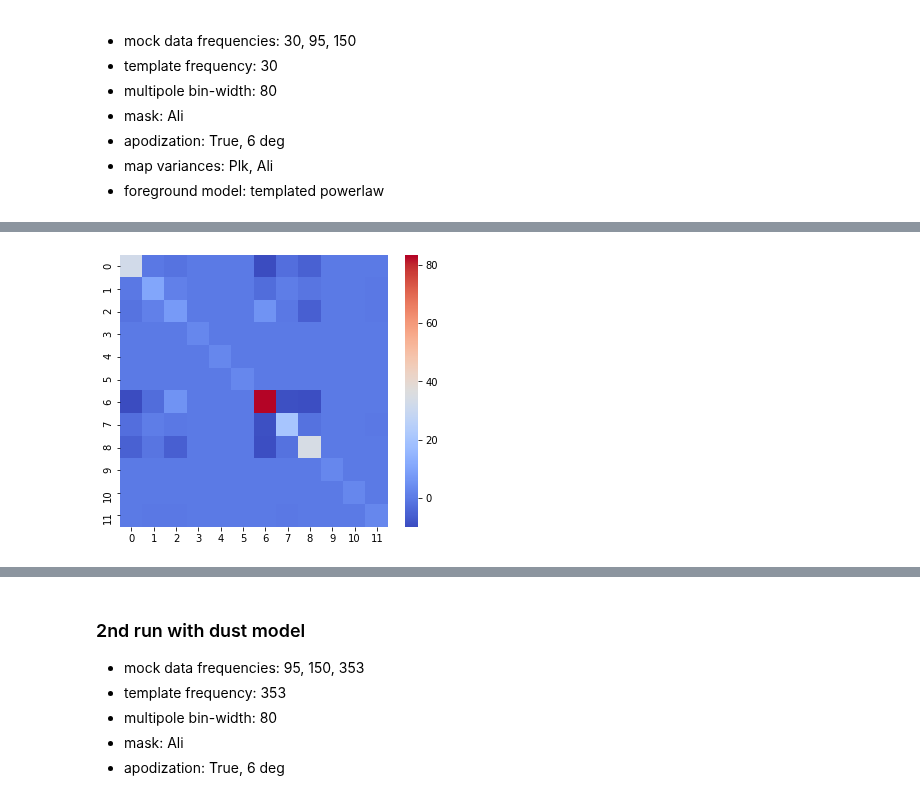
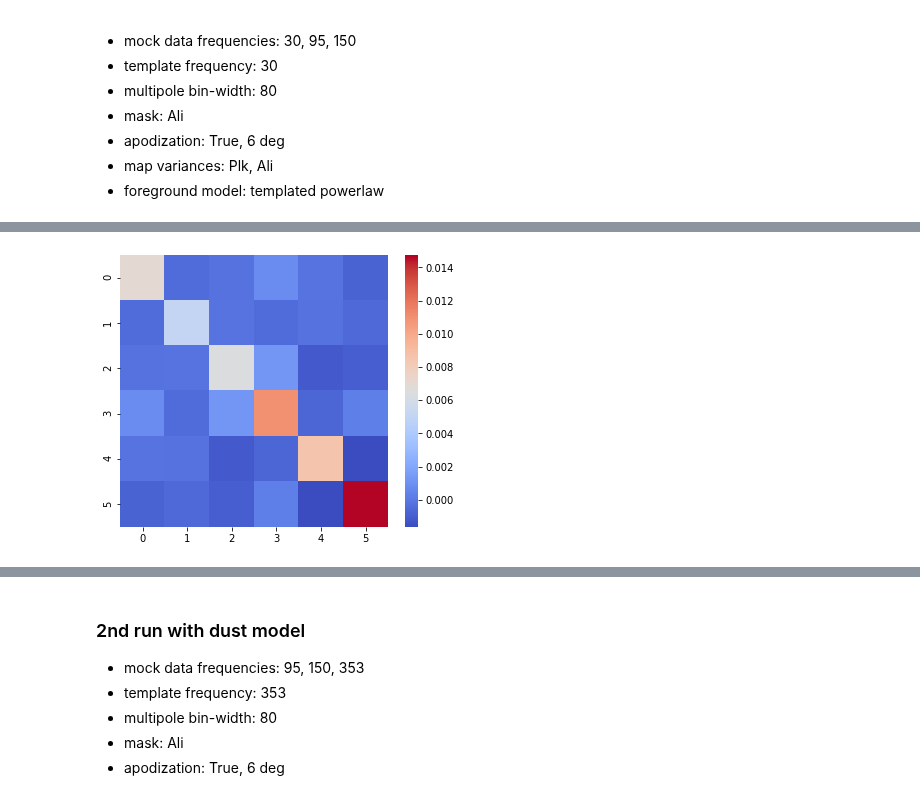
Before and after one commit to gioacchinowang/afra, a Jupyter notebook: tutorials/tutorial07.ipynb, the cells around one changed output, grey strips where cells are left out. Cells and saved outputs as stored; diff of their text form; code cells hidden in the pictures.

```diff
--- a/tutorials/tutorial07.ipynb
+++ b/tutorials/tutorial07.ipynb
@@ -30,18 +31,18 @@ warnings.filterwarnings('ignore')
 NSIDE = 128
 fwhm = [0.5*np.pi/180.,0.3*np.pi/180.,0.2*np.pi/180.,0.08*np.pi/180.]  # FWHM for beam effect
 
-map30 = hp.read_map('./data/pysm_s1d1_30.fits',field=[0,1,2],dtype=np.float32,verbose=0)
-map95 = hp.read_map('./data/pysm_s1d1_95.fits',field=[0,1,2],dtype=np.float32,verbose=0)
-map150 = hp.read_map('./data/pysm_s1d1_150.fits',field=[0,1,2],dtype=np.float32,verbose=0)
-map353 = hp.read_map('./data/pysm_s1d1_353.fits',field=[0,1,2],dtype=np.float32,verbose=0)
+map30f = hp.read_map('./data/pysm_s1d1_30.fits',field=[0,1,2],dtype=np.float32,verbose=0)
+map95f = hp.read_map('./data/pysm_s1d1_95.fits',field=[0,1,2],dtype=np.float32,verbose=0)
+map150f = hp.read_map('./data/pysm_s1d1_150.fits',field=[0,1,2],dtype=np.float32,verbose=0)
+map353f = hp.read_map('./data/pysm_s1d1_353.fits',field=[0,1,2],dtype=np.float32,verbose=0)
 cmb_cl = hp.read_cl('./data/camb_cls.fits')
 
 ell = np.arange(cmb_cl.shape[1])
 mapcmb = hp.synfast(cmb_cl,nside=NSIDE,new=True)
-map30 = hp.smoothing(map30+mapcmb,fwhm=fwhm[0])
-map95 = hp.smoothing(map95+mapcmb,fwhm=fwhm[1])
-map150 = hp.smoothing(map150+mapcmb,fwhm=fwhm[2])
-map353 = hp.smoothing(map353+mapcmb,fwhm=fwhm[3])
+map30 = hp.smoothing(map30f+mapcmb,fwhm=fwhm[0])
+map95 = hp.smoothing(map95f+mapcmb,fwhm=fwhm[1])
+map150 = hp.smoothing(map150f+mapcmb,fwhm=fwhm[2])
+map353 = hp.smoothing(map353f+mapcmb,fwhm=fwhm[3])
 
 vmap30 = hp.read_map('./data/plkvar_30.fits',field=[0,1,2],dtype=np.float32,verbose=0)
 vmap95 = hp.read_map('./data/alivar_95.fits',field=[0,1,2],dtype=np.float32,verbose=0)
@@ -49,11 +50,6 @@ vmap150 = hp.read_map('./data/alivar_150.fits',field=[0,1,2],dtype=np.float32,ve
 vmap353 = hp.read_map('./data/plkvar_353.fits',field=[0,1,2],dtype=np.float32,verbose=0)
 
 mask = hp.read_map('./data/ali_mask.fits',dtype=bool,verbose=False)
-
-fig = plt.figure(figsize=(5,5))
-gs = gsp.GridSpec(5, 5)
-fig.add_subplot(gs[0:5, 0:5])
-hp.mollview(mask,title='AliCPT mask map',hold=True)
 # %% [output]
 Sigma is 0.000000 arcmin (0.000000 rad)
 -> fwhm is 0.000000 arcmin
@@ -87,47 +82,41 @@ Sigma is 0.000000 arcmin (0.000000 rad)
 # %%
 %%time
 
-FREQS = [30.,95.,150.]
+FREQS = [95.,150.]
 NMAP = 1
 RESAMP = 30
 APOSCALE = 6.
 PSBIN = 80
 
 fullmap = dict()
-fullmap[30] = map30[0].reshape(1,-1)
 fullmap[95] = map95[0].reshape(1,-1)
 fullmap[150] = map150[0].reshape(1,-1)
 
 fullvar = dict()
-fullvar[30] = vmap30[0].reshape(1,-1)
 fullvar[95] = vmap95[0].reshape(1,-1)
 fullvar[150] = vmap150[0].reshape(1,-1)
 
 fullbeam = dict()
-fullbeam[30] = fwhm[0]
 fullbeam[95] = fwhm[1]
 fullbeam[150] = fwhm[2]
 
-pipeline = ap.tpfpipe(fullmap,mask=mask.reshape(1,-1),variances=fullvar,fwhms=fullbeam)
+pipeline = af.tpfpipe(fullmap,mask=mask.reshape(1,-1),variances=fullvar,fwhms=fullbeam)
 mock_cov = pipeline.preprocess_simple(aposcale=APOSCALE,psbin=PSBIN,nsamp=RESAMP)[1]
 
 fig,ax = plt.subplots(figsize=(6,5))
 sns.heatmap(mock_cov,cmap='coolwarm',annot=False,ax=ax)
 
 tmpmap = dict()
-tmpmap[30] = map30[0].reshape(1,-1)
-
-tmpmap_fwhms = dict()
-tmpmap_fwhms[30] = fwhm[0]
+tmpmap[30] = map30f[0].reshape(1,-1)
 
 s = syncmodel(freqs=FREQS,nmap=NMAP,mask=mask.reshape(1,-1),aposcale=APOSCALE,psbin=PSBIN,
-              templates=tmpmap,template_fwhms=tmpmap_fwhms)
-s.reset({'beta_s': -3.3})
+              templates=tmpmap,template_fwhms=None)
+s.reset({'beta_s': -3.})
 
 b = cmbmodel(freqs=FREQS,nmap=NMAP,mask=mask.reshape(1,-1),aposcale=APOSCALE,psbin=PSBIN)
 
 # update CMB band powers by realistic values
-est = ap.pstimator(nside=NSIDE,mask=mask.reshape(1,-1),aposcale=APOSCALE,psbin=PSBIN)
+est = pstimator(nside=NSIDE,mask=mask.reshape(1,-1),aposcale=APOSCALE,psbin=PSBIN)
 auto_cmb_t = est.auto_t(mapcmb[0].reshape(1,-1))
 for i in range(len(auto_cmb_t[0])):
     name = 'bp_c_T_'+str(auto_cmb_t[0][i])
@@ -145,4 +134,4 @@ Wall time: 1min 32s
-[figure, old version]
+[figure, new version]
 # %%
 %%time
 
```
Also changed, not shown: parts of 9 cells of this notebook, 29 other files.
